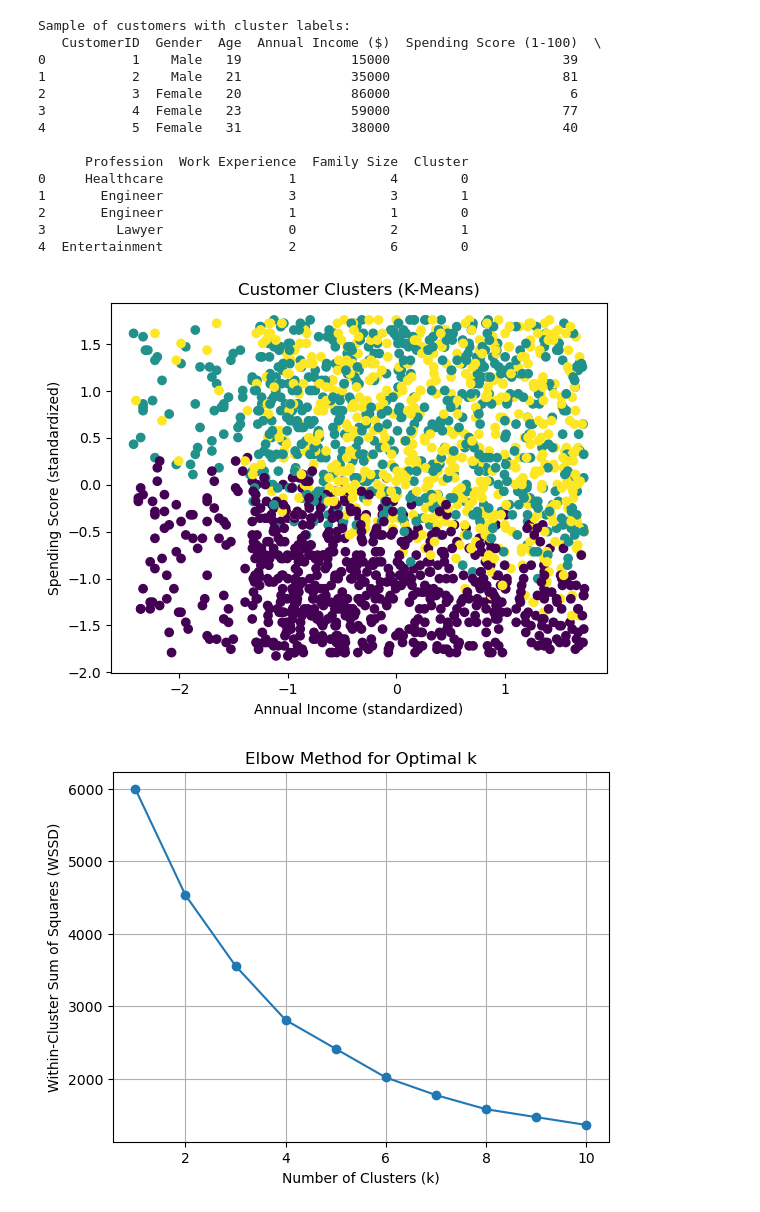
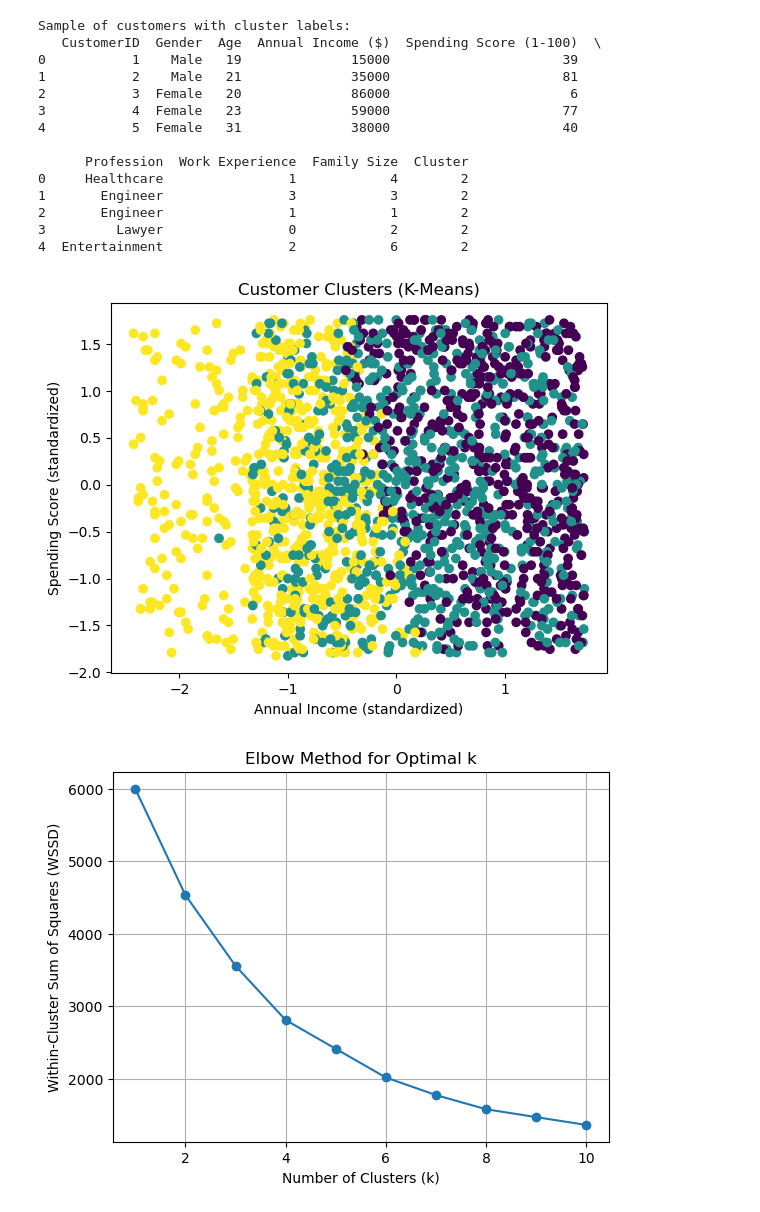
Before and after one commit to MGE-17/DSI_2, a Jupyter notebook: data/Sanyam - Cluster Sample Code.ipynb, the cells around one changed output. Saved outputs shown, nothing was run; the diff lists cells and outputs as text; code cells hidden in the pictures.

```diff
--- a/data/Sanyam - Cluster Sample Code.ipynb
+++ b/data/Sanyam - Cluster Sample Code.ipynb
@@ -11,7 +11,8 @@ from sklearn.preprocessing import StandardScaler
 from sklearn.cluster import KMeans
 
 # Step 2: Load the dataset
-df = pd.read_csv(r"C:\Users\Sanyam\Project_work\DSI_2\data\customers.csv")
+from pathlib import Path
+df = pd.read_csv("Customers.csv") #relative path
 
 # Step 3: Select features for clustering
 features = df[['Age', 'Annual Income ($)', 'Spending Score (1-100)']]
@@ -22,7 +23,7 @@ standardized_data = scaler.fit_transform(features)
 standardized_data = pd.DataFrame(standardized_data, columns=features.columns)
 
 # Step 5: Apply K-Means clustering (using k=3 based on Elbow Method)
-kmeans = KMeans(n_clusters=3, random_state=0)
+kmeans = KMeans(n_clusters=3, random_state=0, n_init=10) #avoid version warnings and keep results stable
 clusters = kmeans.fit(standardized_data)
 standardized_data['Cluster'] = clusters.labels_
 
@@ -64,39 +65,56 @@ plt.show()
 # Step 10: Cluster Summary Statistics (Business Insights)
 cluster_summary = clustered_customers.groupby('Cluster')[['Age', 'Annual Income ($)', 'Spending Score (1-100)']].mean().round(2)
 cluster_summary['Count'] = clustered_customers['Cluster'].value_counts().sort_index().values
 
 print("\nCluster Summary (Mean values for each group):")
 print(cluster_summary)
 
 # Step 11: Business Interpretation (which cluster is high-value?)
 # High-value clusters = high spending score, medium-to-high income
 high_value_cluster = cluster_summary['Spending Score (1-100)'].idxmax()
 
 print(f"\n💡 The cluster with the highest average spending score is Cluster {high_value_cluster}.")
 print("This cluster likely represents high-value or premium customers who are key targets for profit growth.")
 
 # Step 12: Visual Summary
 cluster_summary[['Annual Income ($)', 'Spending Score (1-100)']].plot(kind='bar', figsize=(8,5))
 plt.title('Average Income & Spending Score by Cluster')
 plt.ylabel('Mean Value')
 plt.grid(axis='y', linestyle='--', alpha=0.7)
 plt.show()
+
+# Step 13: Export cluster assignments and summary for the visualization notebook
+from pathlib import Path
+
+PROC = Path("../data/processed")
+PROC.mkdir(parents=True, exist_ok=True)
+
+# Export each customer's cluster label
+assignments = clustered_customers[["CustomerID", "Cluster"]]
+assignments.to_csv(PROC / "cluster_assignments.csv", index=False)
+
+# Export cluster summary for business reporting
+cluster_summary.to_csv(PROC / "cluster_summary.csv")
+
+print("Files saved in ../data/processed/:")
+print(" - cluster_assignments.csv")
+print(" - cluster_summary.csv")
 # %% [output]
 Sample of customers with cluster labels:
    CustomerID  Gender  Age  Annual Income ($)  Spending Score (1-100)  \
 0           1    Male   19              15000                      39
 1           2    Male   21              35000                      81
 2           3  Female   20              86000                       6
 3           4  Female   23              59000                      77
 4           5  Female   31              38000                      40
 
       Profession  Work Experience  Family Size  Cluster
-0     Healthcare                1            4        0
-1       Engineer                3            3        1
-2       Engineer                1            1        0
-3         Lawyer                0            2        1
-4  Entertainment                2            6        0
+0     Healthcare                1            4        2
+1       Engineer                3            3        2
+2       Engineer                1            1        2
+3         Lawyer                0            2        2
+4  Entertainment                2            6        2
-[figure, old version]
+[figure, new version]
 [figure]
 Cluster Summary (Mean values for each group):
            Age  Annual Income ($)  Spending Score (1-100)  Count
```
Also changed, not shown: parts of 1 cell of this notebook, 14 other files.
